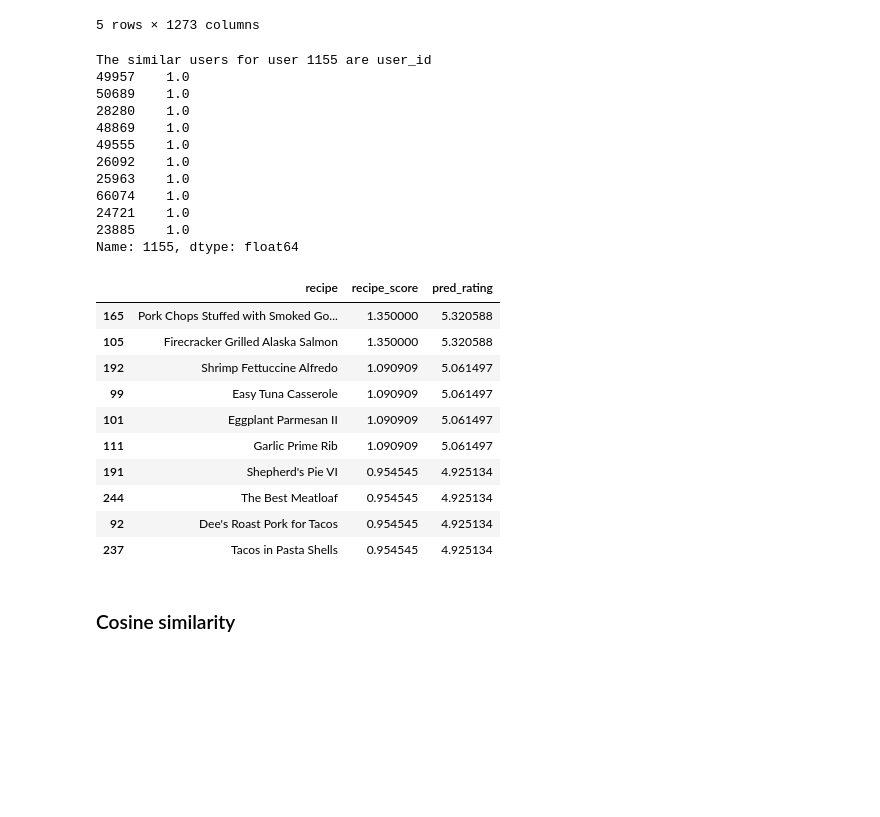
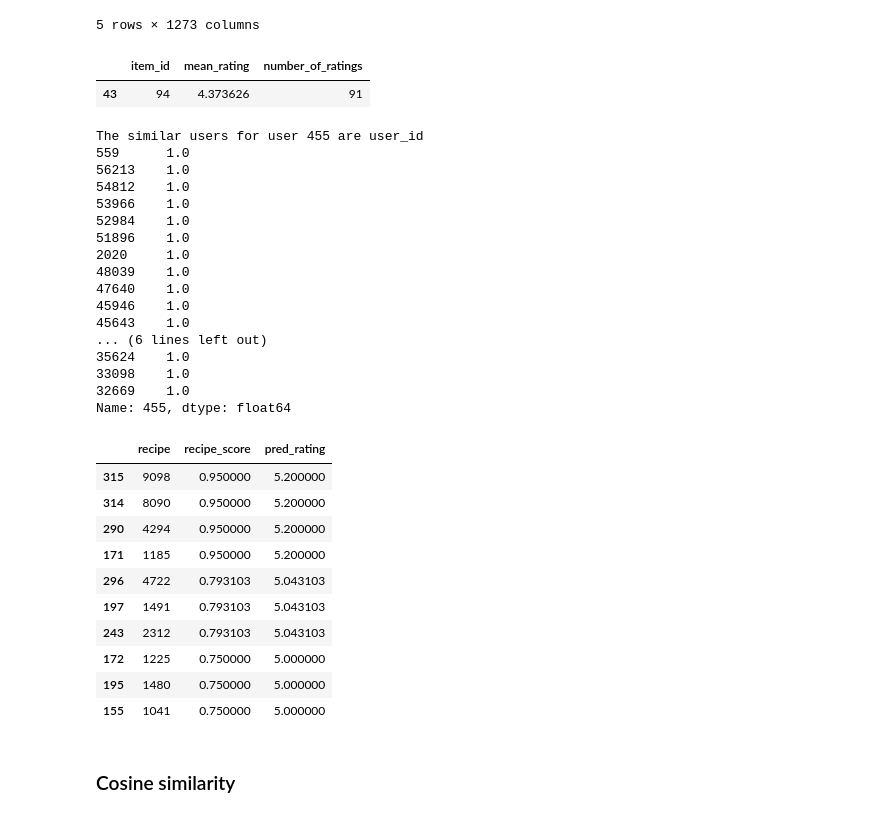
Before and after one commit to snorrealv/info345_semester_assignment, a Jupyter notebook: basic_recommender.ipynb, the cells around one changed output. Cells and saved outputs as stored; diff of their text form; code cells hidden in the pictures; blank space fills up the shorter version.

Commit message:
2 fungerende recommenders

```diff
--- a/basic_recommender.ipynb
+++ b/basic_recommender.ipynb
@@ -221,7 +227,7 @@ De gjør ting annerledes enn vi hadde originalt, vil bare teste litt forskjellig
 # BUILDING RATINGS MATRIX
 
 #Can use either item_id or Name as column, same thing?
-ratings_matrix = df.pivot_table(values='rating', index='user_id', columns='Name')
+ratings_matrix = df.pivot_table(values='rating', index='user_id', columns='item_id')
 
 ratings_matrix.head()
 # %% [output]
@@ -267,8 +273,18 @@ pearson_sim.head()
 | 1155 | -1.000 | NaN | -0.461538 | 1.000000 | NaN | 0.5 | NaN | NaN | NaN | 1.000000 | ... | ... |
 | 1299 | -0.400 | NaN | 0.408248 | NaN | 1.000000 | NaN | NaN | NaN | NaN | 1.000000 | ... | ... |
 5 rows × 1273 columns
+# %%
+def find_item(item):
+    #df[df['item_id'] == item]
+    return aggregate_by_recipe[aggregate_by_recipe['item_id']==item]    #returns specific items mean rating + number of ratings
+
+find_item(94)
+# %% [output]
+|  | item_id | mean_rating | number_of_ratings |
+| 43 | 94 | 4.373626 | 91 |
 # %%
-num_sim_users = 10
+
+num_sim_users = 20
 sim_threshold = 0.4     # Noe her er fucka når jeg endrer dette tallet men aner ikke hvorfor
 top_recipes = 10
 
@@ -313,10 +329,11 @@ def recommend_using_pearson(userID):     # Can add sim_matrix as parameter and b
 
     return recipes_to_recommend
 # %%
-def recommend_and_predict(userID, sim_matrix):
-    ranking_recipe_scores = recommend_using_pearson(userID, sim_matrix)
+def recommend_and_predict(sim_rec, userID):
+    ranking_recipe_scores = sim_rec(userID)
 
     # The average rating for the given user
+    #avg_rating = aggregate_by_user[aggregate_by_user.index == userID]['mean_rating']
     avg_rating = ratings_matrix[ratings_matrix.index == userID].T.mean()[userID]
 
     ranking_recipe_scores['pred_rating'] = ranking_recipe_scores['recipe_score'] + avg_rating
@@ -325,30 +342,35 @@ def recommend_and_predict(userID, sim_matrix):
     return recipes_to_predict
 # %%
 pearson_copy = pearson_sim.copy()
-recommend_and_predict(1155, pearson_copy)
+recommend_and_predict(recommend_using_pearson, 455)
 # %% [output]
-The similar users for user 1155 are user_id
-49957    1.0
-50689    1.0
-28280    1.0
-48869    1.0
-49555    1.0
-26092    1.0
-25963    1.0
-66074    1.0
-24721    1.0
-23885    1.0
-Name: 1155, dtype: float64
+The similar users for user 455 are user_id
+559      1.0
+56213    1.0
+54812    1.0
+53966    1.0
+52984    1.0
+51896    1.0
+2020     1.0
+48039    1.0
+47640    1.0
+45946    1.0
+45643    1.0
+... (6 lines left out)
+35624    1.0
+33098    1.0
+32669    1.0
+Name: 455, dtype: float64
 |  | recipe | recipe_score | pred_rating |
-| 165 | Pork Chops Stuffed with Smoked Go... | 1.350000 | 5.320588 |
-| 105 | Firecracker Grilled Alaska Salmon | 1.350000 | 5.320588 |
-| 192 | Shrimp Fettuccine Alfredo | 1.090909 | 5.061497 |
-| 99 | Easy Tuna Casserole | 1.090909 | 5.061497 |
-| 101 | Eggplant Parmesan II | 1.090909 | 5.061497 |
-| 111 | Garlic Prime Rib | 1.090909 | 5.061497 |
-| 191 | Shepherd's Pie VI | 0.954545 | 4.925134 |
-| 244 | The Best Meatloaf | 0.954545 | 4.925134 |
-| 92 | Dee's Roast Pork for Tacos | 0.954545 | 4.925134 |
-| 237 | Tacos in Pasta Shells | 0.954545 | 4.925134 |
+| 315 | 9098 | 0.950000 | 5.200000 |
+| 314 | 8090 | 0.950000 | 5.200000 |
+| 290 | 4294 | 0.950000 | 5.200000 |
+| 171 | 1185 | 0.950000 | 5.200000 |
+| 296 | 4722 | 0.793103 | 5.043103 |
+| 197 | 1491 | 0.793103 | 5.043103 |
+| 243 | 2312 | 0.793103 | 5.043103 |
+| 172 | 1225 | 0.750000 | 5.000000 |
+| 195 | 1480 | 0.750000 | 5.000000 |
+| 155 | 1041 | 0.750000 | 5.000000 |
 # %% [markdown]
 ### Cosine similarity
```
Also changed, not shown: parts of 23 cells of this notebook.
